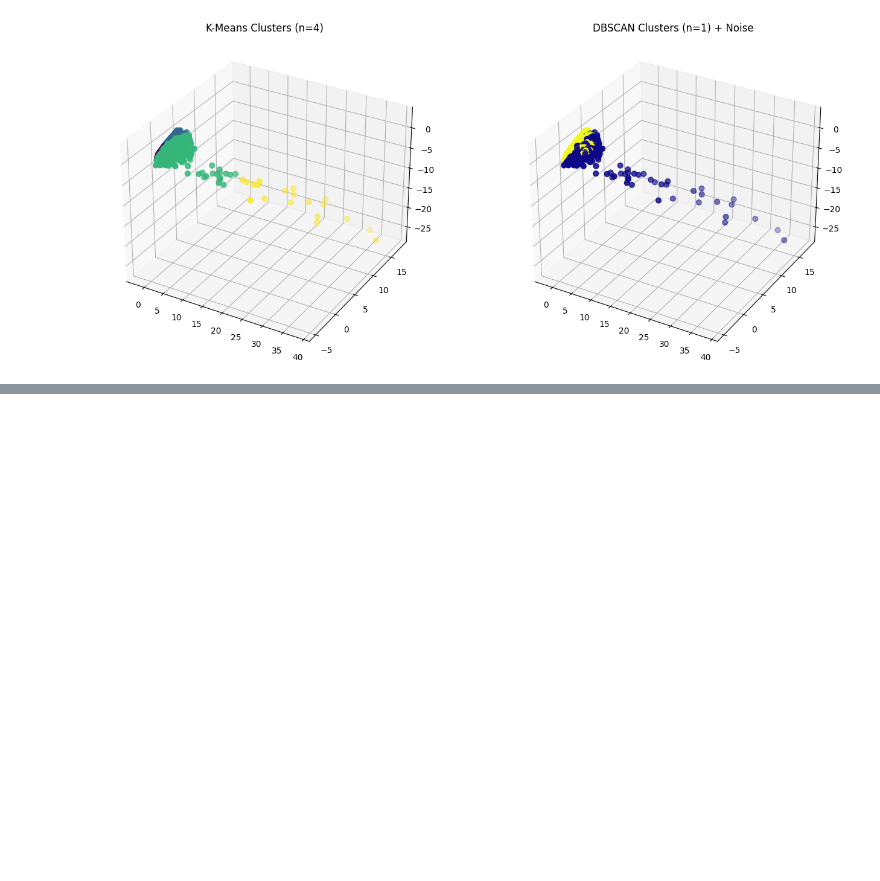
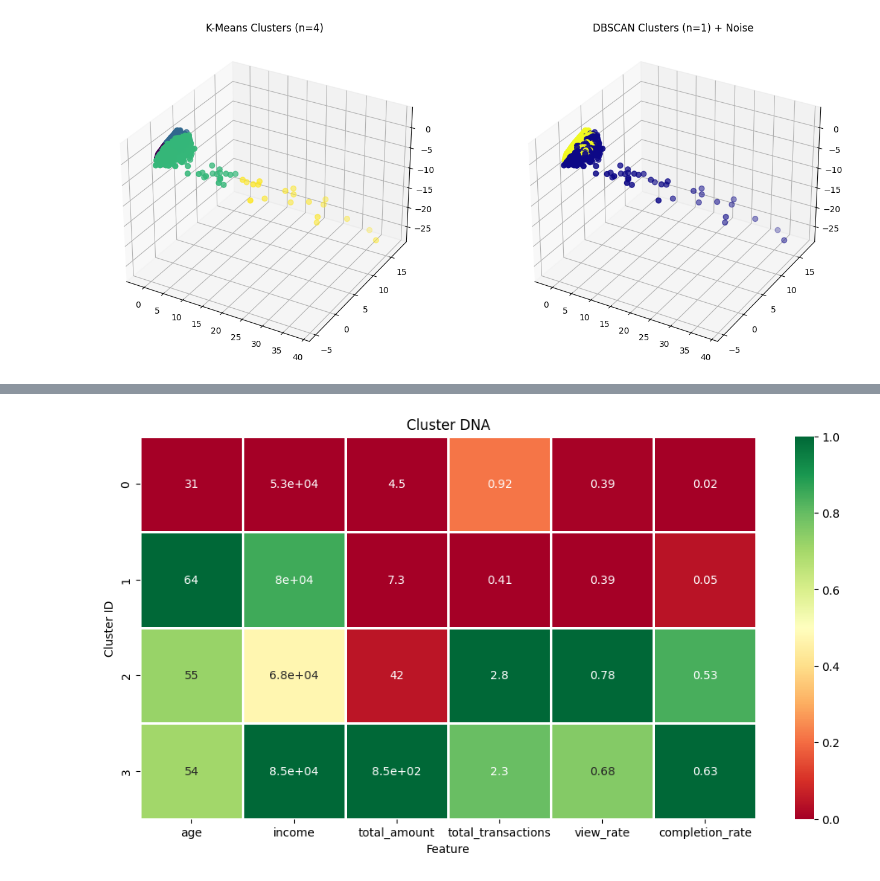
Before and after one commit to hardiksharma2005/Starbucks-Customer-Segmentation, a Jupyter notebook: starbucks-customer-segmentation-using-clustering.ipynb, the cells around one changed output, grey strips where cells are left out. Saved outputs shown, nothing was run; the diff lists cells and outputs as text; code cells hidden in the pictures; blank space fills up the shorter version.

```diff
--- a/starbucks-customer-segmentation-using-clustering.ipynb
+++ b/starbucks-customer-segmentation-using-clustering.ipynb
@@ -381,0 +384,7 @@ plt.show()
+# %%
+cluster_summary = customer_df.groupby('Cluster')[['age', 'income', 'total_amount', 'total_transactions', 'view_rate', 'completion_rate']].mean()
+
+cluster_summary['count'] = customer_df['Cluster'].value_counts()
+
+print("Cluster Profiles (Averages):")
+cluster_summary.round(2)
@@ -381,0 +399,12 @@ plt.show()
+# %%
+plt.figure(figsize=(12, 6))
+
+normalized_summary = cluster_summary.drop(columns=['count']).apply(lambda x: (x - x.min()) / (x.max() - x.min()))
+
+sns.heatmap(normalized_summary, annot=cluster_summary.drop(columns=['count']).round(2), cmap='RdYlGn', linewidths=1)
+plt.title('Cluster DNA')
+plt.xlabel('Feature')
+plt.ylabel('Cluster ID')
+plt.show()
+# %% [output]
+[figure, added]
```
Also changed, not shown: parts of 3 cells of this notebook.
